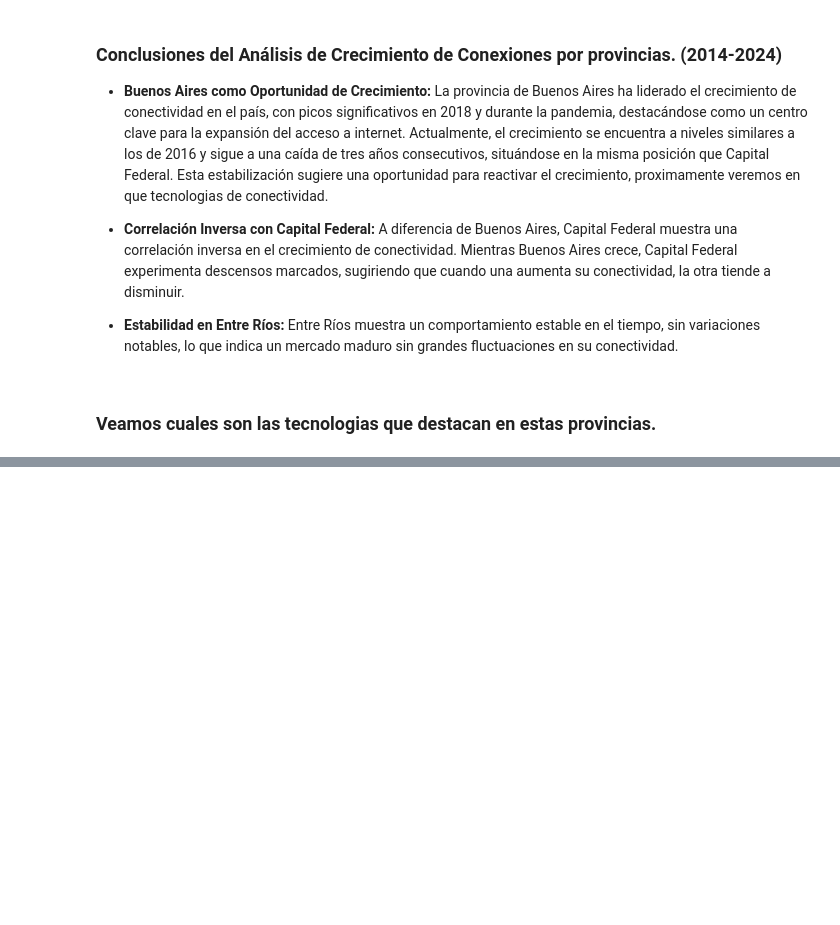
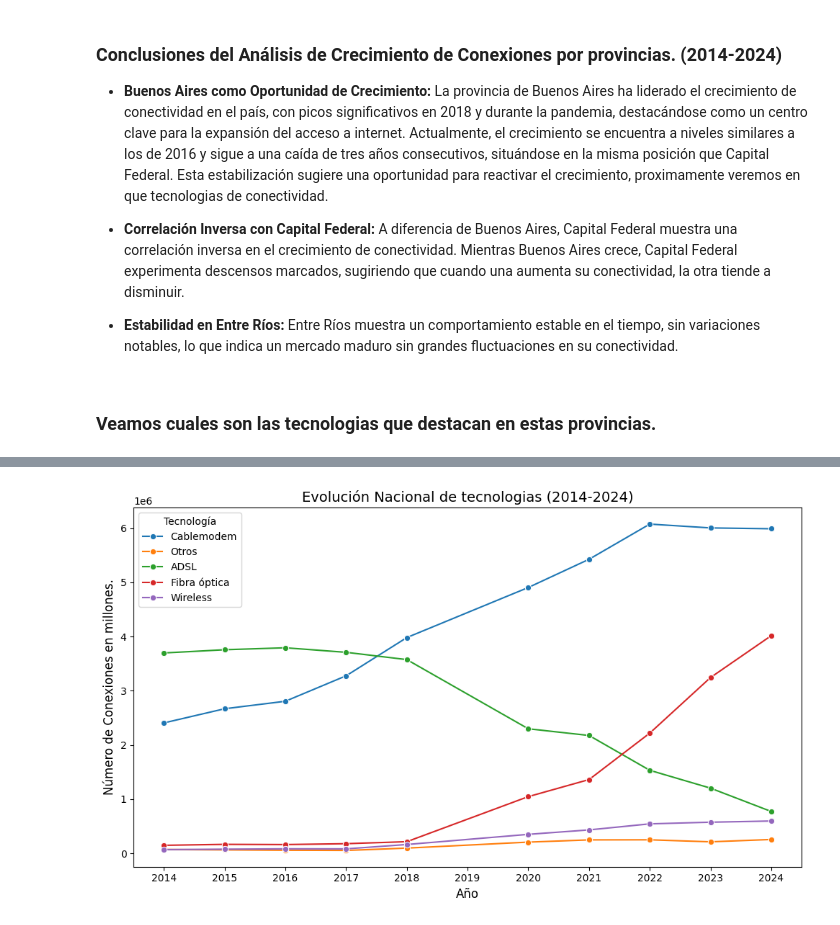
Before and after one commit to mauricioarcez/Analisis-de-Mercado-Internet-Arg, a Jupyter notebook: notebooks/eda.ipynb, the cells around one changed output, grey strips where cells are left out. Drawn from its saved outputs; the diff is of its cells as text; code cells hidden in the pictures; blank space fills up the shorter version.

```diff
--- a/notebooks/eda.ipynb
+++ b/notebooks/eda.ipynb
@@ -72,0 +126,26 @@ plt.show()
+# %%
+# Agrupar los datos por Año, Trimestre y sumar los valores de Cablemodem y Fibra óptica a nivel nacional
+primer = axt[axt['Trimestre'] == '1']
+df_nacional = primer.groupby(['Año'])[['Cablemodem', 'Fibra óptica','Otros','Wireless', 'ADSL']].sum().reset_index()
+
+
+# Crear el gráfico de líneas
+fig, ax = plt.subplots(figsize=(10, 6))
+
+sns.lineplot(data=df_nacional, x='Año', y='Cablemodem', marker='o', label='Cablemodem', ax=ax)
+sns.lineplot(data=df_nacional, x='Año', y='Otros', marker='o', label='Otros', ax=ax)
+sns.lineplot(data=df_nacional, x='Año', y='ADSL', marker='o', label='ADSL', ax=ax)
+sns.lineplot(data=df_nacional, x='Año', y='Fibra óptica', marker='o', label='Fibra óptica', ax=ax)
+sns.lineplot(data=df_nacional, x='Año', y='Wireless', marker='o', label='Wireless', ax=ax)
+
+
+# Configurar el gráfico
+ax.set_title('Evolución Nacional de tecnologias (2014-2024)', fontsize=14)
+ax.set_xlabel('Año', fontsize=12)
+ax.set_ylabel('Número de Conexiones en millones.', fontsize=12)
+ax.legend(title='Tecnología')
+
+plt.tight_layout()
+plt.show()
+# %% [output]
+[figure, added]
```
Also changed, not shown: parts of 6 cells of this notebook, 1 other file.
